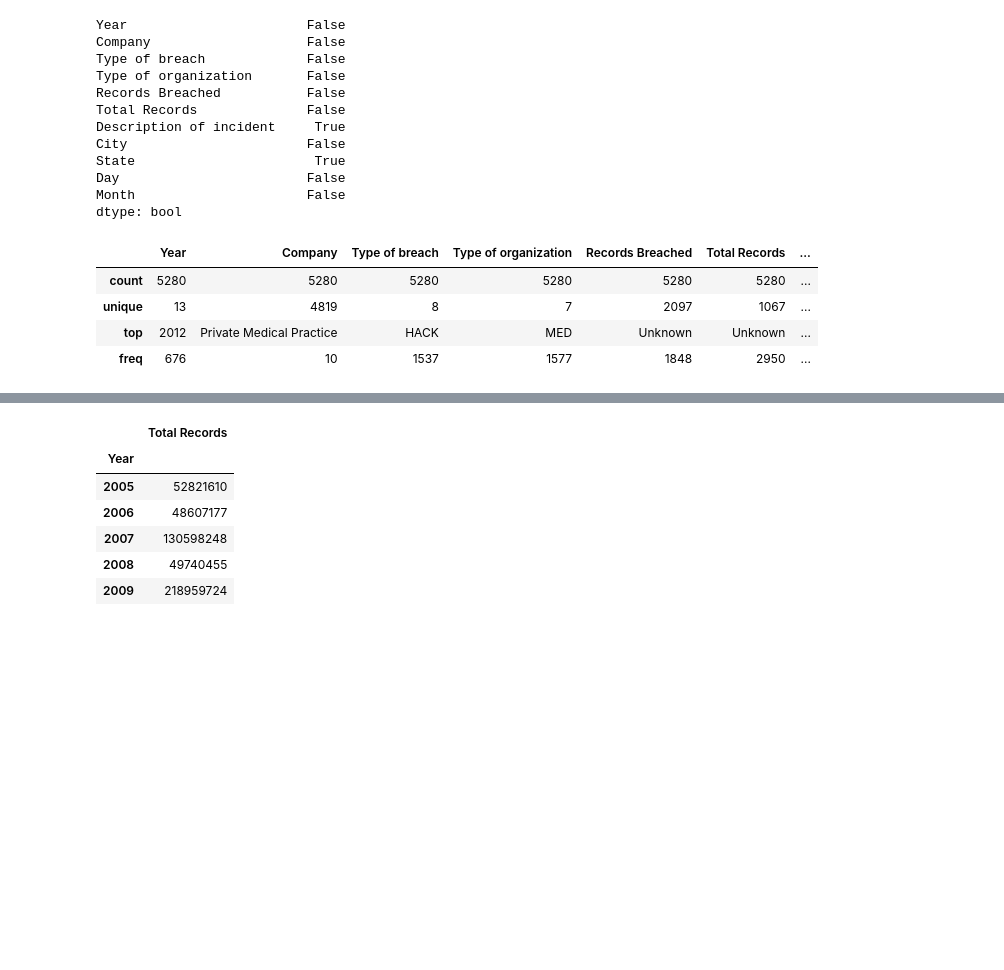
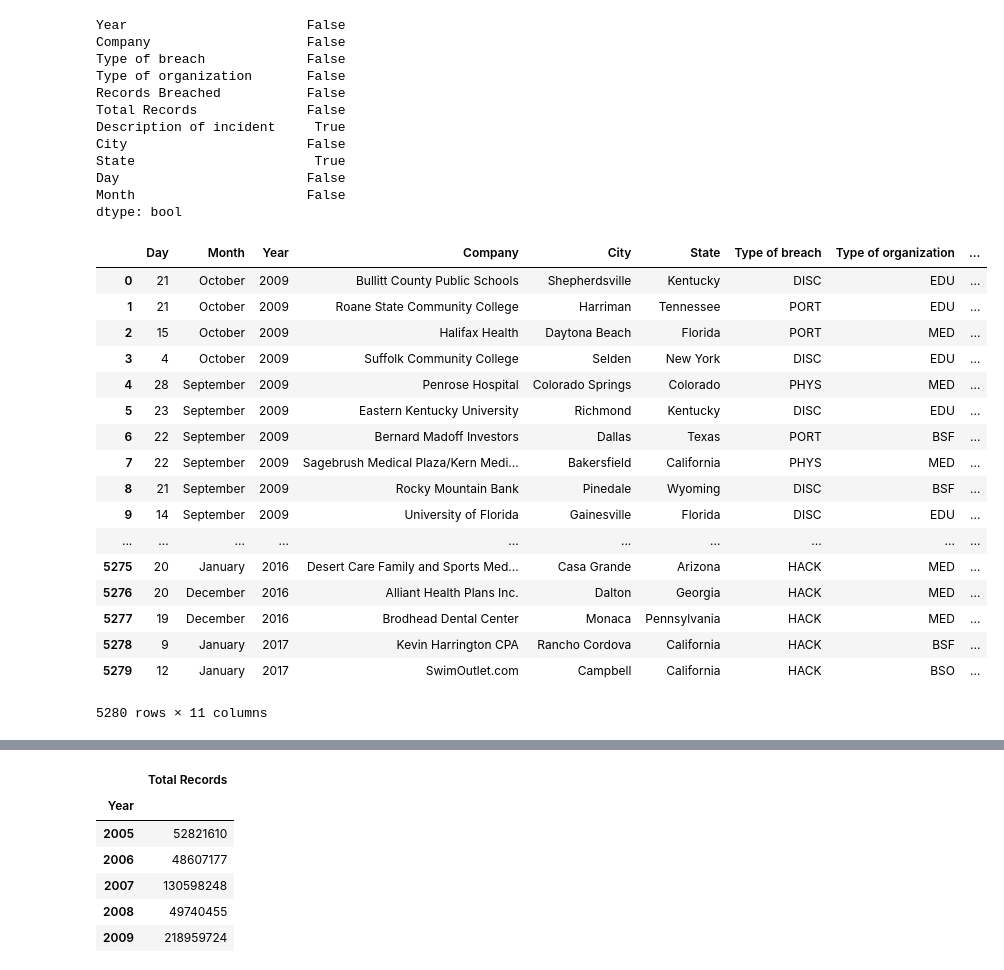
Before and after one commit to Felix-Oppenheimer/Amlin, a Jupyter notebook: Breach Data.ipynb, the cells around one changed output, grey strips where cells are left out. Saved outputs shown, nothing was run; the diff lists cells and outputs as text; code cells hidden in the pictures; blank space fills up the shorter version.

```diff
--- a/Breach Data.ipynb
+++ b/Breach Data.ipynb
@@ -93,11 +88,24 @@ dtype: bool
 # %%
 df = df.fillna('N/A')
 # %%
-df.describe()
+df
 # %% [output]
-|  | Year | Company | Type of breach | Type of organization | Records Breached | Total Records | ... |
-| count | 5280 | 5280 | 5280 | 5280 | 5280 | 5280 | ... |
-| unique | 13 | 4819 | 8 | 7 | 2097 | 1067 | ... |
-| top | 2012 | Private Medical Practice | HACK | MED | Unknown | Unknown | ... |
-| freq | 676 | 10 | 1537 | 1577 | 1848 | 2950 | ... |
+|  | Day | Month | Year | Company | City | State | Type of breach | Type of organization | ... |
+| 0 | 21 | October | 2009 | Bullitt County Public Schools | Shepherdsville | Kentucky | DISC | EDU | ... |
+| 1 | 21 | October | 2009 | Roane State Community College | Harriman | Tennessee | PORT | EDU | ... |
+| 2 | 15 | October | 2009 | Halifax Health | Daytona Beach | Florida | PORT | MED | ... |
+| 3 | 4 | October | 2009 | Suffolk Community College | Selden | New York | DISC | EDU | ... |
+| 4 | 28 | September | 2009 | Penrose Hospital | Colorado Springs | Colorado | PHYS | MED | ... |
+| 5 | 23 | September | 2009 | Eastern Kentucky University | Richmond | Kentucky | DISC | EDU | ... |
+| 6 | 22 | September | 2009 | Bernard Madoff Investors | Dallas | Texas | PORT | BSF | ... |
+| 7 | 22 | September | 2009 | Sagebrush Medical Plaza/Kern Medi... | Bakersfield | California | PHYS | MED | ... |
+| 8 | 21 | September | 2009 | Rocky Mountain Bank | Pinedale | Wyoming | DISC | BSF | ... |
+| 9 | 14 | September | 2009 | University of Florida | Gainesville | Florida | DISC | EDU | ... |
+| ... | ... | ... | ... | ... | ... | ... | ... | ... | ... |
+| 5275 | 20 | January | 2016 | Desert Care Family and Sports Med... | Casa Grande | Arizona | HACK | MED | ... |
+| 5276 | 20 | December | 2016 | Alliant Health Plans Inc. | Dalton | Georgia | HACK | MED | ... |
+| 5277 | 19 | December | 2016 | Brodhead Dental Center | Monaca | Pennsylvania | HACK | MED | ... |
+| 5278 | 9 | January | 2017 | Kevin Harrington CPA | Rancho Cordova | California | HACK | BSF | ... |
+| 5279 | 12 | January | 2017 | SwimOutlet.com | Campbell | California | HACK | BSO | ... |
+5280 rows × 11 columns
 # %%
```
Also changed, not shown: parts of 18 cells of this notebook, 9 other files.
